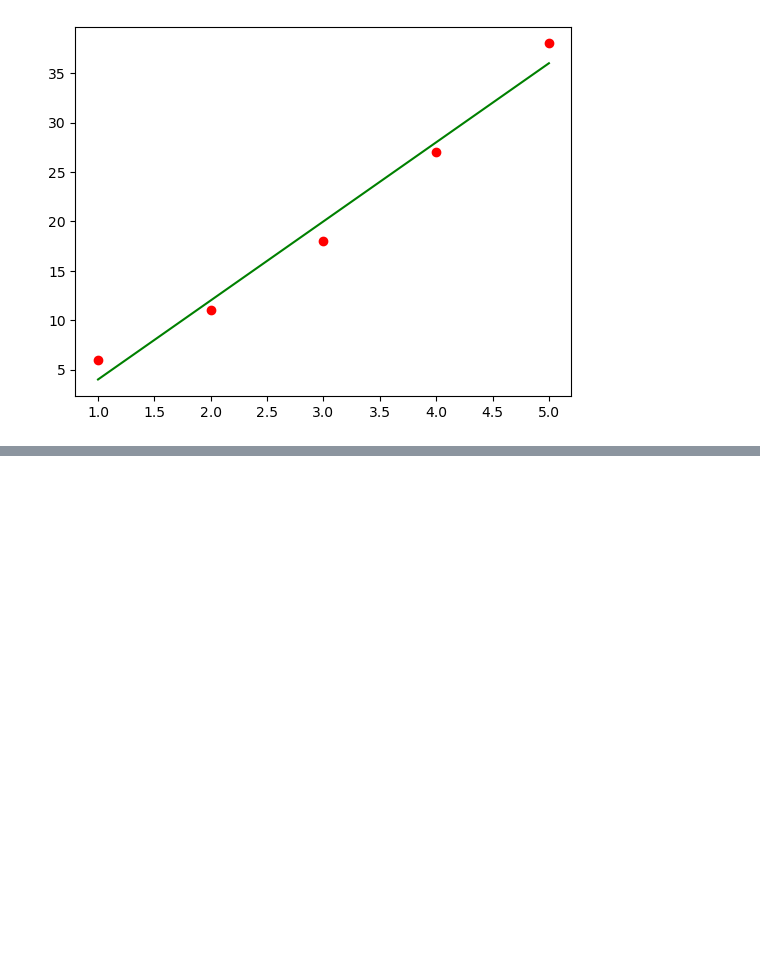
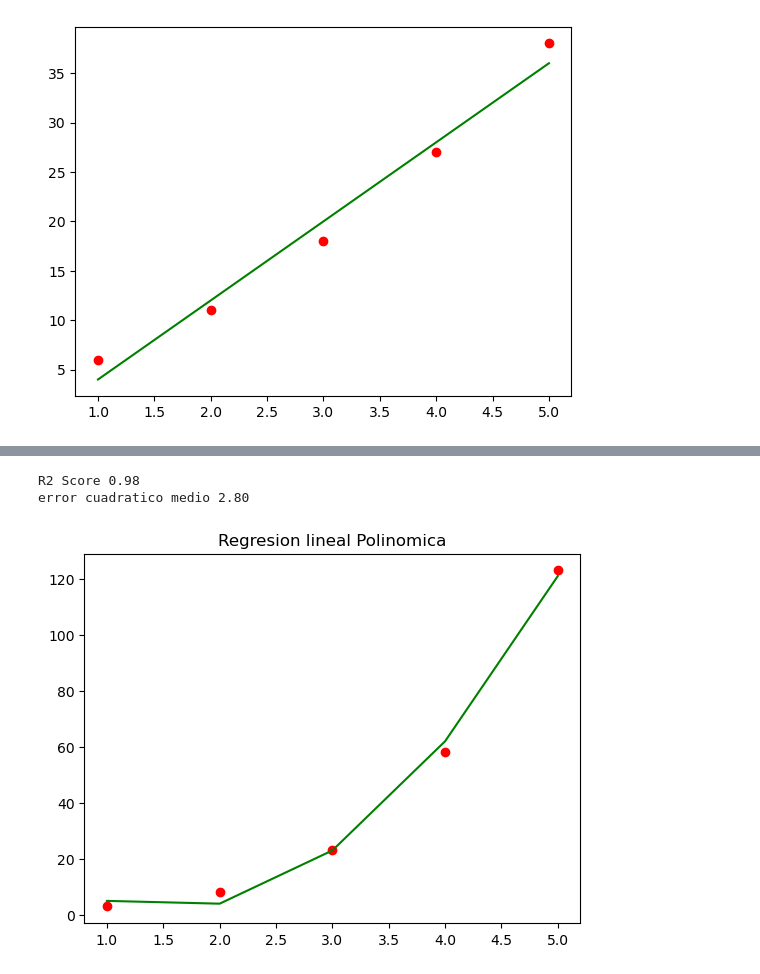
Before and after one commit to vizcardo1199/python-statitics, a Jupyter notebook: MODULO-2/Sesion16.ipynb, the cells around one changed output, grey strips where cells are left out. Drawn from its saved outputs; the diff is of its cells as text; code cells hidden in the pictures; blank space fills up the shorter version.

```diff
--- a/MODULO-2/Sesion16.ipynb
+++ b/MODULO-2/Sesion16.ipynb
@@ -73,0 +78,40 @@ plt.show()
+# %%
+#Regresion lineal polinomica
+
+#ejemplo 1 :
+import numpy as np
+import matplotlib.pyplot as plt
+from sklearn.linear_model import LinearRegression
+from sklearn.preprocessing import PolynomialFeatures
+from sklearn.metrics import mean_squared_error, r2_score
+
+#dataset
+X = np.array([1 ,2 ,3 ,4,5]).reshape(-1,1)
+y = np.array([3,8,23,58,123]).reshape(-1,1)
+
+#creamos caracteristicas polinomicas
+poly = PolynomialFeatures(degree=2)
+X_poly = poly.fit_transform(X)
+
+#Ajustamos el modelo
+model = LinearRegression()
+
+#entrenamos
+model.fit(X_poly , y)
+
+#predicciones
+y_pred = model.predict(X_poly)
+
+#imprimir metricas sin definicion
+print(f"R2 Score {r2:.2f}")#R2
+print(f"error cuadratico medio {mse:.2f}")#MSE
+
+#graficar
+plt.scatter(X,y , color='red')
+plt.plot(X , y_pred , color = 'green')
+plt.title('Regresion lineal Polinomica')
+plt.show()
+# %% [output]
+R2 Score 0.98
+error cuadratico medio 2.80
+[figure, added]
```
Also changed, not shown: parts of 1 cell of this notebook.
